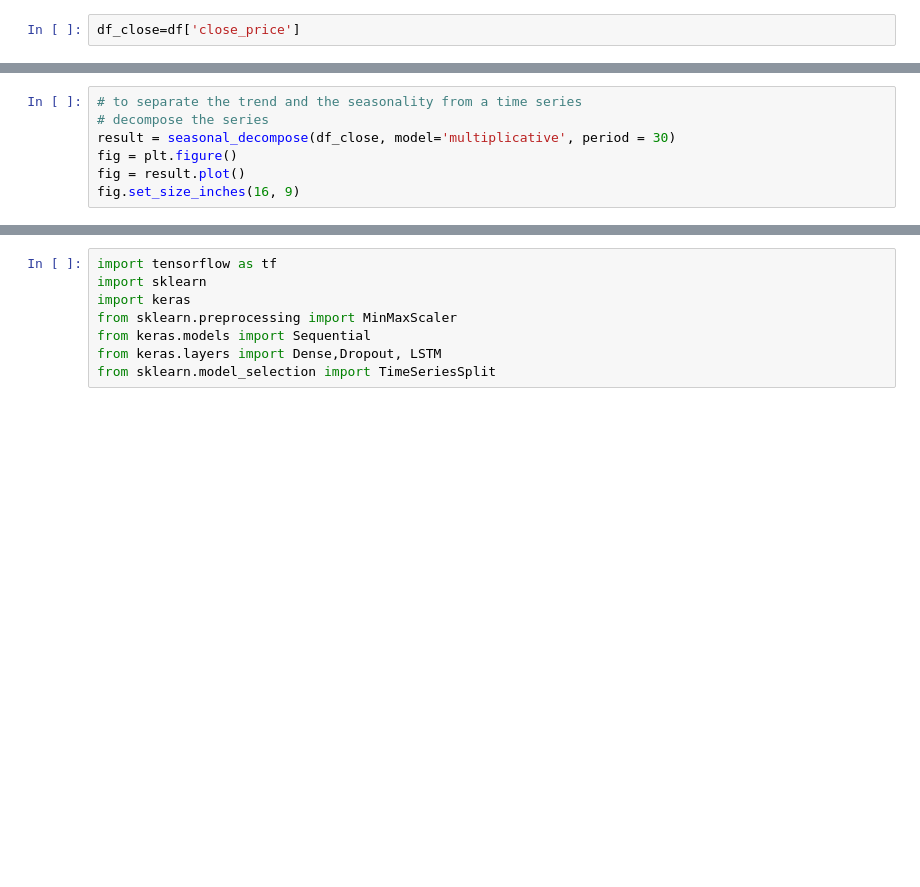
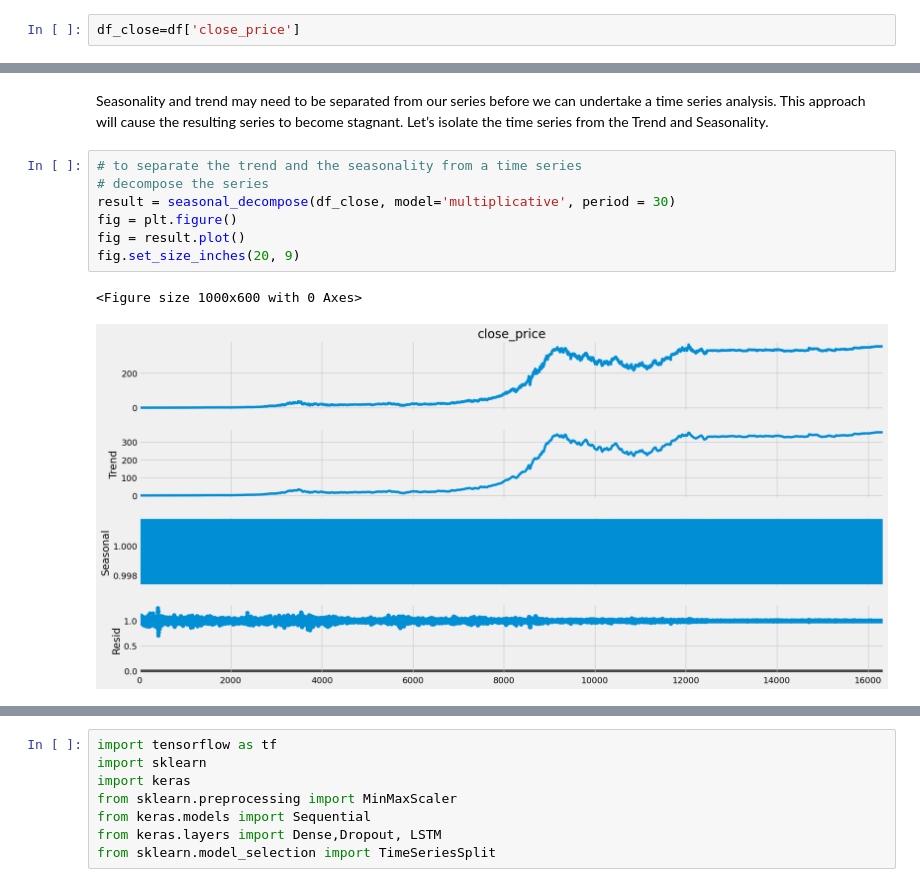
Before and after one commit to zhiyiyi/stock-price-predition, a Jupyter notebook: src/etl/machine_learning.ipynb, the cells around one changed output, grey strips where cells are left out. Cells and saved outputs as stored; diff of their text form; blank space fills up the shorter version.

```diff
--- a/src/etl/machine_learning.ipynb
+++ b/src/etl/machine_learning.ipynb
@@ -66,7 +95,12 @@ test_stationarity(df_close)
+# %% [markdown]
+Seasonality and trend may need to be separated from our series before we can undertake a time series analysis. This approach will cause the resulting series to become stagnant. Let’s isolate the time series from the Trend and Seasonality.
 # %%
 # to separate the trend and the seasonality from a time series
 # decompose the series
 result = seasonal_decompose(df_close, model='multiplicative', period = 30)
 fig = plt.figure()
 fig = result.plot()
-fig.set_size_inches(16, 9)
+fig.set_size_inches(20, 9)
+# %% [output]
+<Figure size 1000x600 with 0 Axes>
+[figure, added]
```
Also changed, not shown: parts of 29 cells of this notebook, 2 other files.
